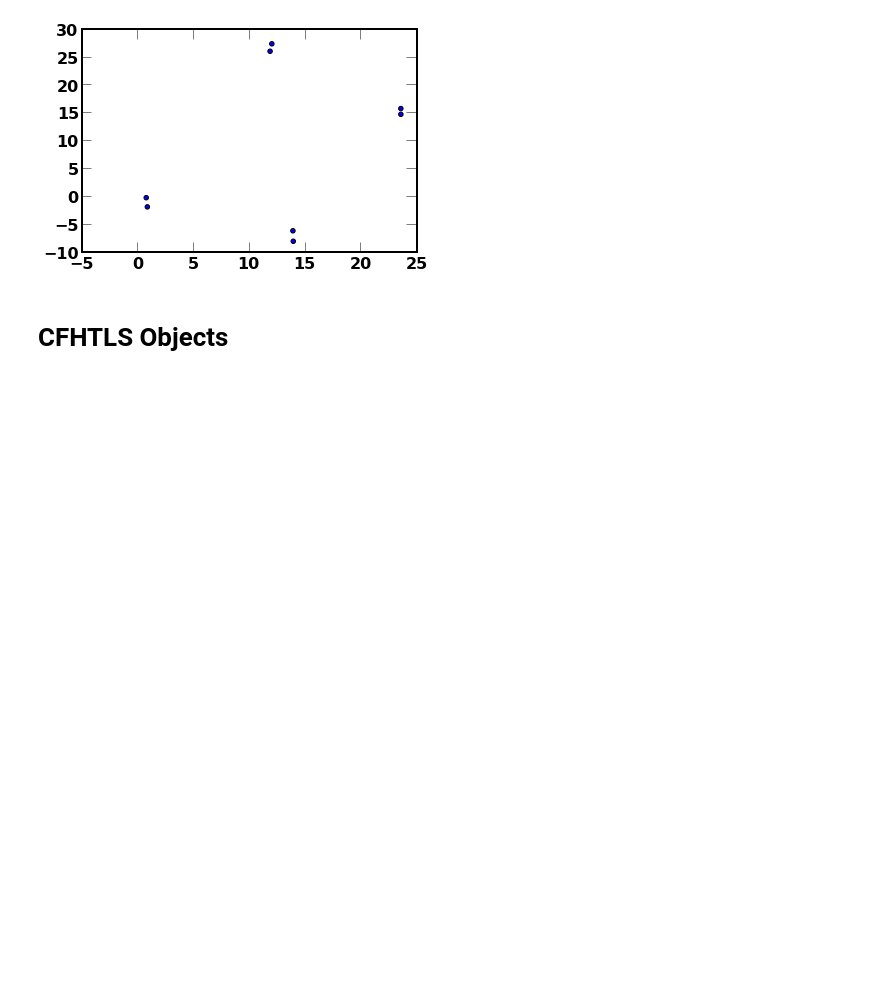
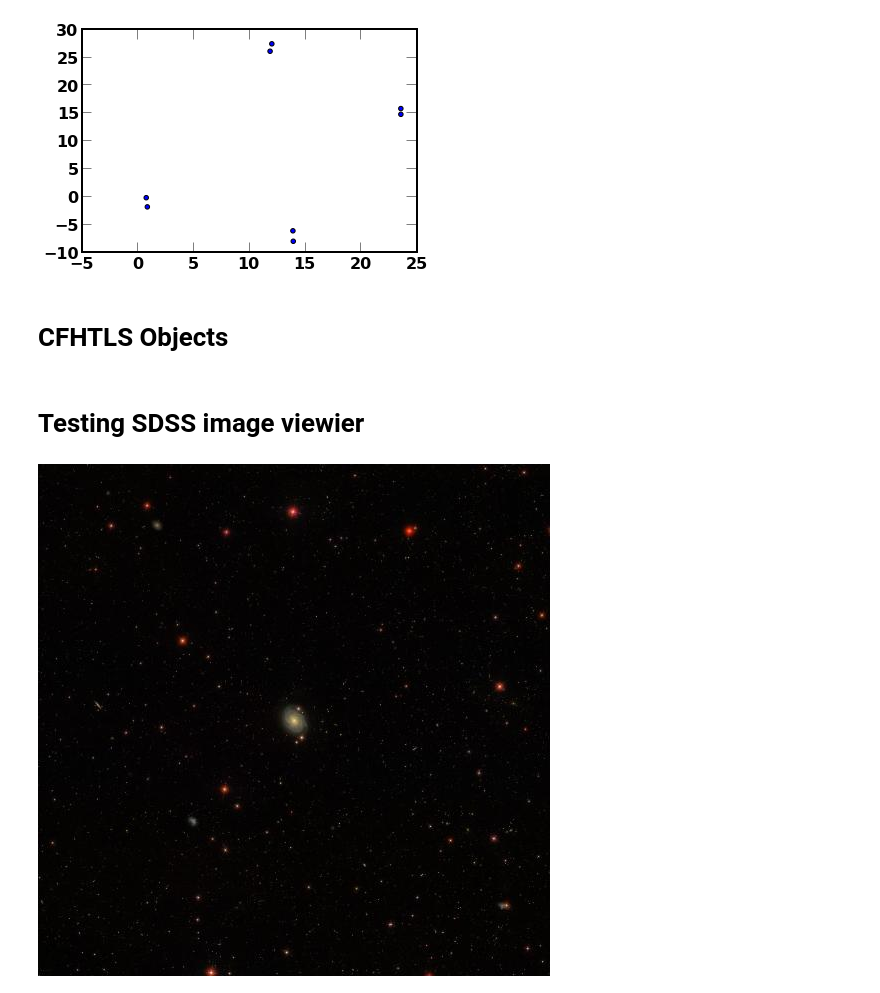
Before and after one commit to sagasurvey/erik, a Jupyter notebook: Miscellaneous.ipynb, the cells around one changed output. Saved outputs shown, nothing was run; the diff lists cells and outputs as text; code cells hidden in the pictures; blank space fills up the shorter version.

Commit message:
added sdss_image_cutout test to Misc notebook

```diff
--- a/Miscellaneous.ipynb
+++ b/Miscellaneous.ipynb
@@ -92,3 +92,5 @@ targs2 = targeting.select_targets(hcfhtl2, outercutrad=300)
 # %%
 targs1.write('NSA%i_targets.dat' % hcfhtl1.nsaid,format='ascii')
 targs2.write('NSA%i_targets.dat' % hcfhtl2.nsaid,format='ascii')
+# %% [markdown]
+# Testing SDSS image viewier
@@ -94,0 +100,6 @@ targs2.write('NSA%i_targets.dat' % hcfhtl2.nsaid,format='ascii')
+# %%
+h = hosts.aiw
+# %%
+h.sdss_image_cutout(scale=60*u.arcmin)
+# %% [output]
+[figure, added]
```
Also changed, not shown: parts of 2 cells of this notebook.
